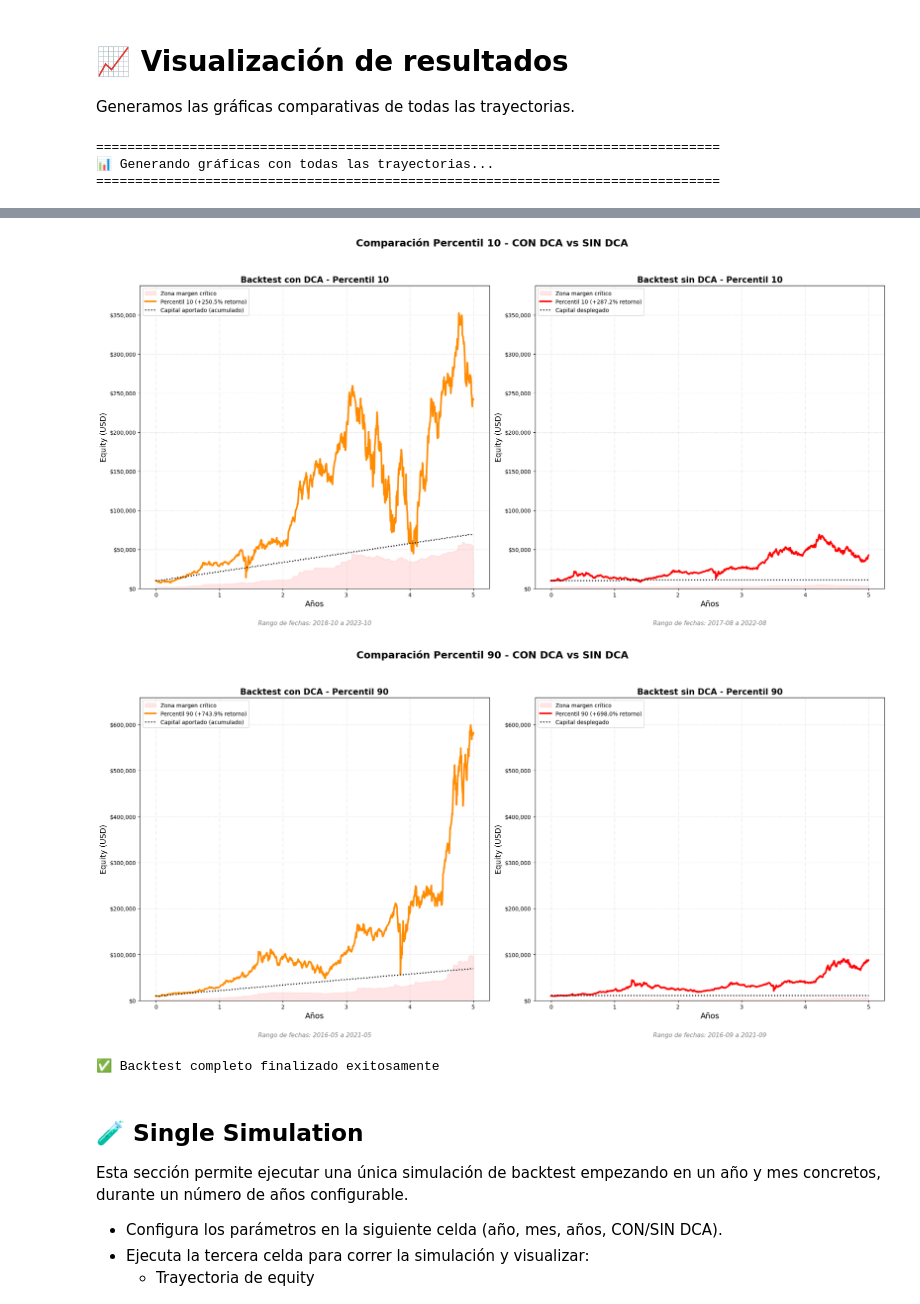
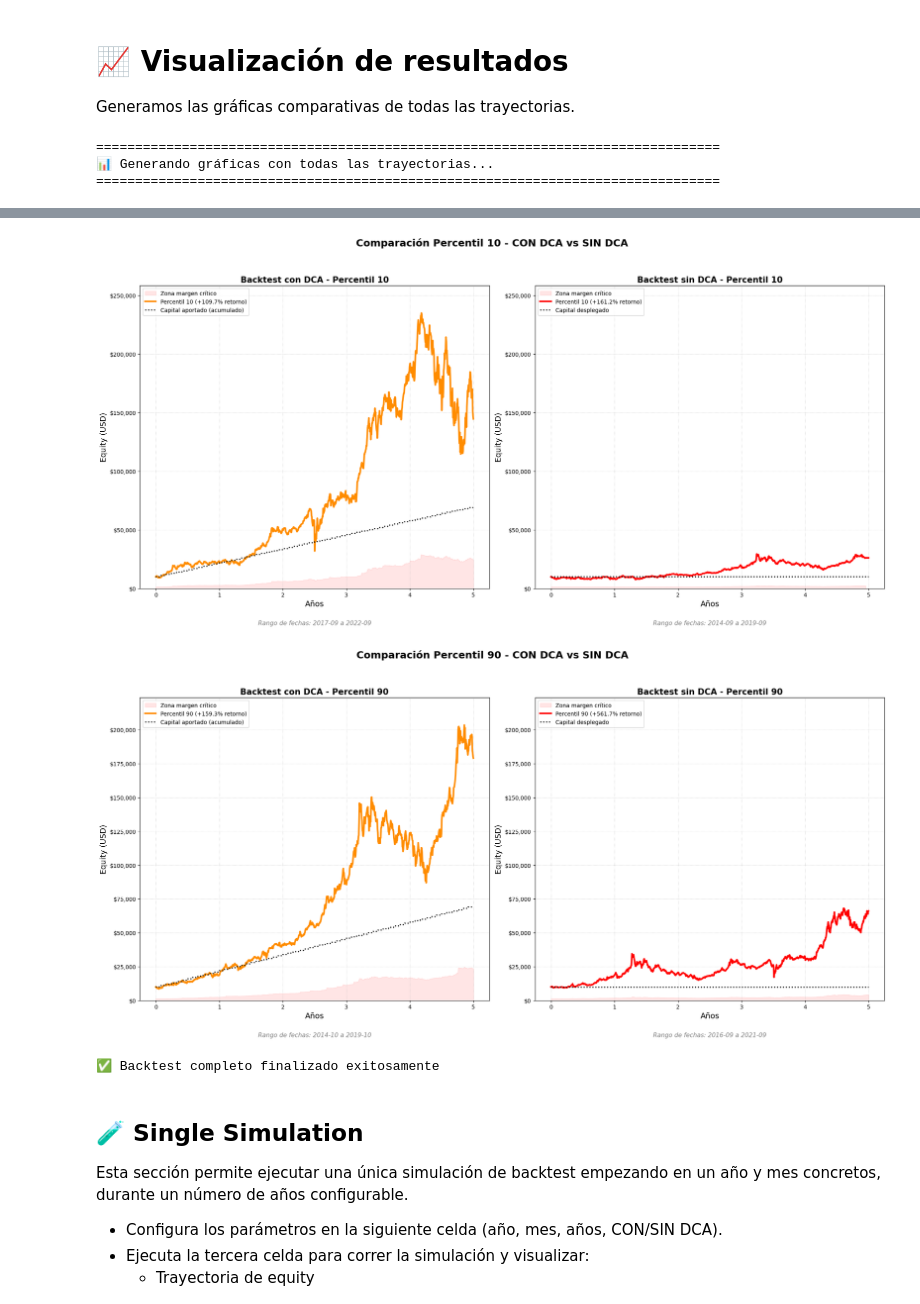
Before and after one commit to clriesco/leveraged-dca-simulator, a Jupyter notebook: BacktestHistorical.ipynb, the cells around one changed output, grey strips where cells are left out. Cells and saved outputs as stored; diff of their text form; code cells hidden in the pictures.

```diff
--- a/BacktestHistorical.ipynb
+++ b/BacktestHistorical.ipynb
@@ -45,7 +45,7 @@ Sigue las celdas en orden para reproducir resultados y, si lo deseas, ajusta los
 METAPARAMETERS = {
     "initial_capital": 10_000,  # Starting Equity/Collateral in USD
     "monthly_contribution": 1_000,  # New Equity injected every month
-    "leverage": 4,  # Leverage ratio
+    "leverage": 3,  # Leverage ratio
     "max_weight": 0.35,  # Constraint: Maximum weight per asset
     "min_weight": 0.15,  # Constraint: Minimum weight per asset
     "maintenance_margin_ratio": 0.05,  # Margin call triggers at 5% of exposure
@@ -59,8 +59,8 @@ METAPARAMETERS = {
     "mean_return_shrinkage": 0.6,  # Shrinkage applied to historical mean returns for realism
     "train_test_split": 0.7,  # Fraction of TREND WINDOWS used for optimization
     "data_period": 6,  # Historical period (years) for optimization
-    "max_leverage": 4,  # Maximum leverage at which passive contributions are deployed (SIN DCA)
-    "min_leverage": 3.5,  # Minimum leverage to maintain with borrow in active strategy (CON DCA)
+    "max_leverage": 3.5,  # Maximum leverage at which passive contributions are deployed (SIN DCA)
+    "min_leverage": 2.5,  # Minimum leverage to maintain with borrow in active strategy (CON DCA)
     "use_dynamic_sharpe_rebalance": False,
 }
 
@@ -98,6 +98,15 @@ import matplotlib.pyplot as plt
 from matplotlib.ticker import FuncFormatter
 import datetime
 from scipy.optimize import minimize
+
+# 📁 Snapshot Directory Setup
+import os
+import json
+
+# Create snapshots directory if it doesn't exist
+SNAPSHOTS_DIR = "snapshots"
+if not os.path.exists(SNAPSHOTS_DIR):
+    os.makedirs(SNAPSHOTS_DIR)
 
 # Download historical data for optimization
 def get_historical_data(tickers):
@@ -2125,6 +2196,8 @@ if len(all_trajectories_with_dca) > 0 and len(all_trajectories_without_dca) > 0:
     )
 
     plt.tight_layout(rect=[0, 0.05, 1, 0.98])
+    fig_path = os.path.join(SNAPSHOTS_DIR, "all_trajectories_comparison.png")
+    fig.savefig(fig_path, dpi=150, bbox_inches='tight')
     plt.show()
 
     # Helper function to plot percentile-specific comparison
@@ -2215,6 +2288,9 @@ if len(all_trajectories_with_dca) > 0 and len(all_trajectories_without_dca) > 0:
         fig.suptitle(f'Comparación {percentile_label} - CON DCA vs SIN DCA',
                      fontsize=18, fontweight='bold', y=1.02)
         plt.tight_layout(rect=[0, 0.03, 1, 0.98])
+        # Save figure
+        fig_path = os.path.join(SNAPSHOTS_DIR, f"comparison_{percentile_short}.png")
+        fig.savefig(fig_path, dpi=150, bbox_inches='tight')
         plt.show()
 
     # Plot P10 comparison
@@ -2248,5 +2324,5 @@ else:
-[figure, old version]
+[figure, new version]
-[figure, old version]
+[figure, new version]
 ✅ Backtest completo finalizado exitosamente
 # %% [markdown]
 ## 🧪 Single Simulation
```
Also changed, not shown: parts of 9 cells of this notebook, 6 other files.
